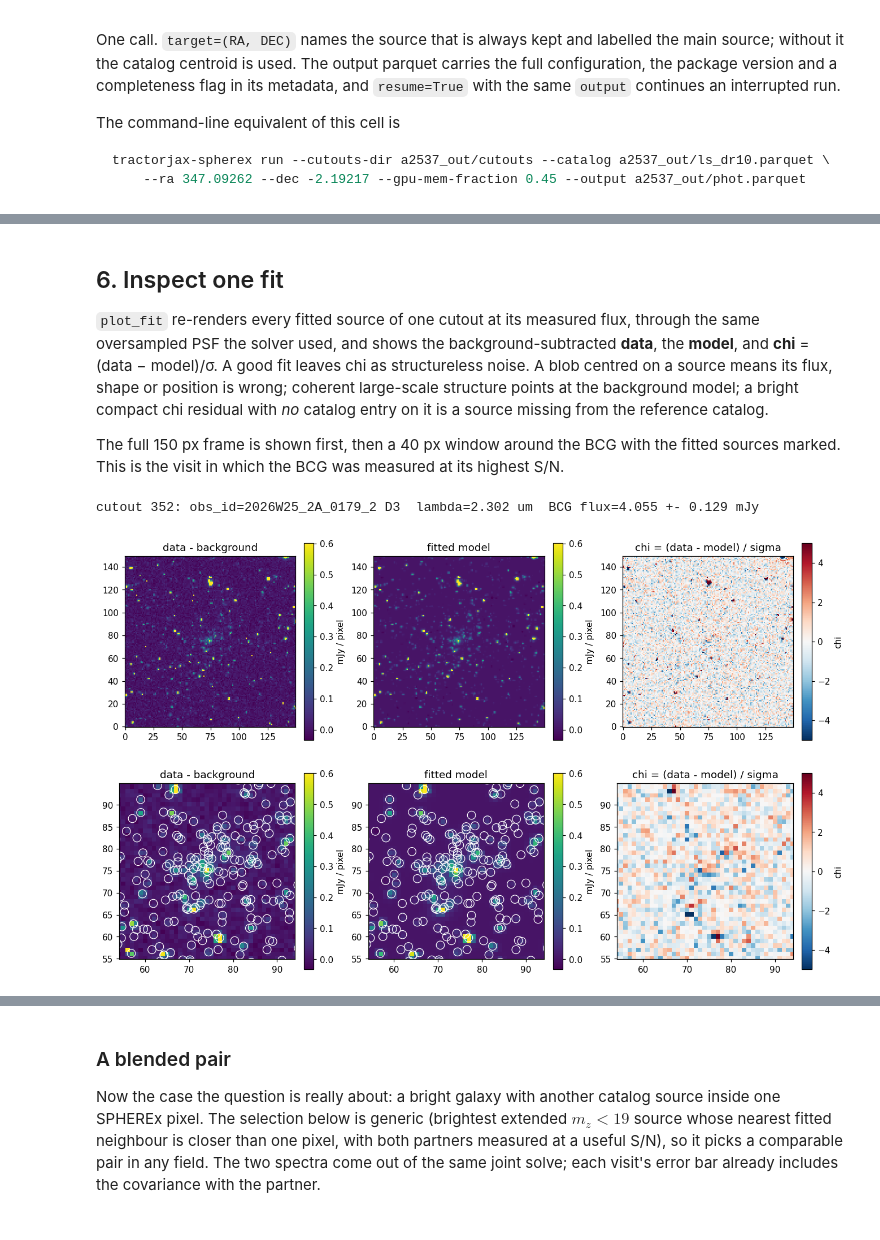
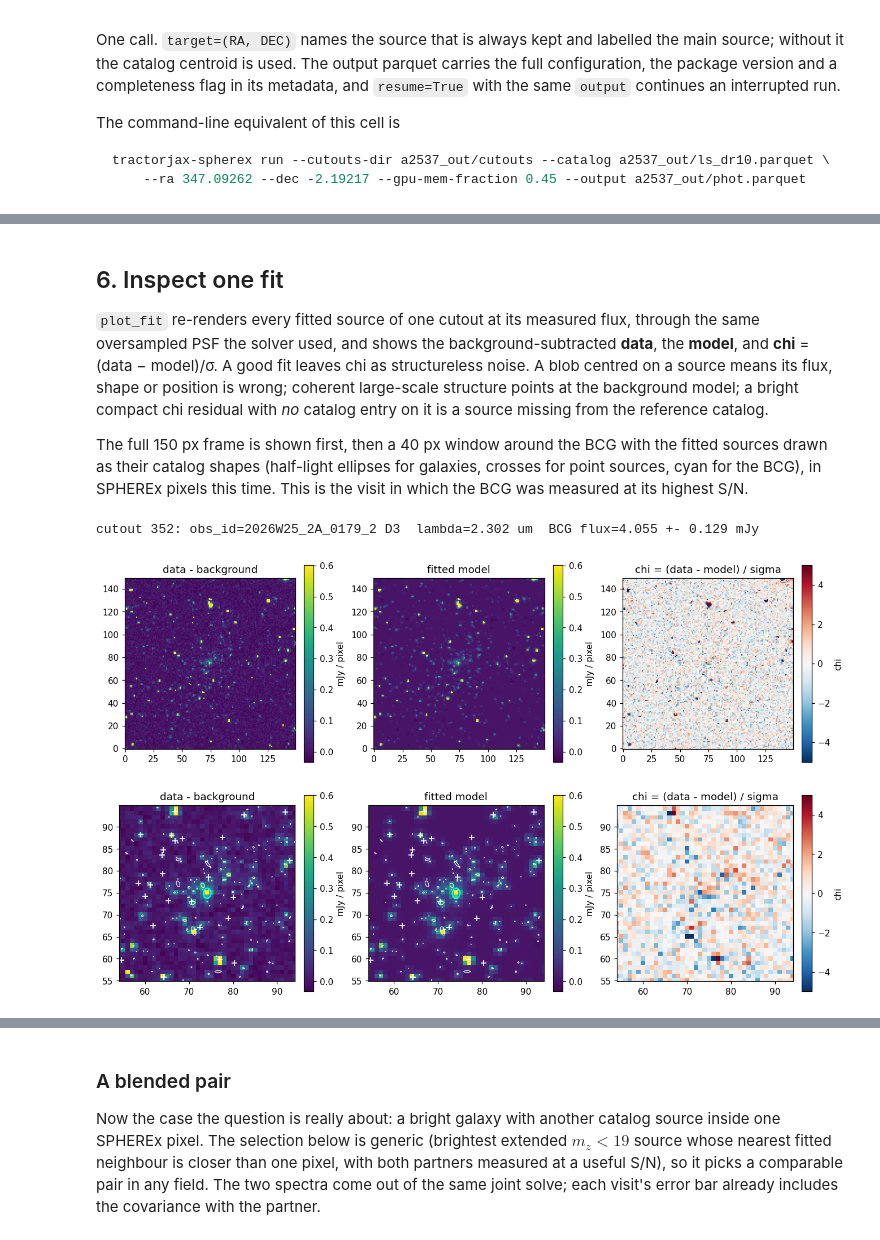
Before and after one commit to hbahk/tractorjax-spherex, a Jupyter notebook: examples/04_cluster_field_end_to_end.ipynb, the cells around one changed output, grey strips where cells are left out. Saved outputs shown, nothing was run; the diff lists cells and outputs as text; code cells hidden in the pictures.

```diff
--- a/examples/04_cluster_field_end_to_end.ipynb
+++ b/examples/04_cluster_field_end_to_end.ipynb
@@ -399,35 +435,50 @@ the background model; a bright compact chi residual with *no* catalog entry on
 it is a source missing from the reference catalog.
 
 The full 150 px frame is shown first, then a 40 px window around the BCG with the
-fitted sources marked. This is the visit in which the BCG was measured at its
-highest S/N.
+fitted sources drawn as their catalog shapes (half-light ellipses for galaxies,
+crosses for point sources, cyan for the BCG), in SPHEREx pixels this time. This
+is the visit in which the BCG was measured at its highest S/N.
 # %%
 from tractorjax_spherex.diagnostics import plot_fit
 from tractorjax_spherex.io.cutouts import discover_cutouts, read_cutout
 
 pairs = dict(discover_cutouts(CUTOUTS))
 rows_bcg = phot[phot["id"] == BCG_ID]
 best = rows_bcg[np.argmax(rows_bcg["flux"] / rows_bcg["flux_err"])]
 ci = int(best["cutout_index"])
 cutout = read_cutout(pairs[ci])
 print(f"cutout {ci}: obs_id={best['obs_id']} D{best['detector']}  "
       f"lambda={best['central_wavelength']:.3f} um  BCG flux={best['flux']:.3f} +- {best['flux_err']:.3f} mJy")
 
 fig = plot_fit(cutout, cat[fitted], phot, cutout_index=ci, config=cfg, mark_sources=False)
 fig.set_size_inches(12, 3.8)
 plt.show()
 
-fig = plot_fit(cutout, cat[fitted], phot, cutout_index=ci, config=cfg, mark_sources=True)
+fig = plot_fit(cutout, cat[fitted], phot, cutout_index=ci, config=cfg, mark_sources=False)
 fig.set_size_inches(12, 3.8)
-x0, y0 = cutout.wcs.world_to_pixel(SkyCoord(bcg["ra"] * u.deg, bcg["dec"] * u.deg))
-for ax in fig.axes[:3]:               # the three image axes (colorbars follow them)
+
+
+def to_xy_cutout(ra_s, dec_s):
+    x, y = cutout.wcs.world_to_pixel(SkyCoord(ra_s * u.deg, dec_s * u.deg))
+    return float(x), float(y)
+
+
+x0, y0 = to_xy_cutout(float(bcg["ra"]), float(bcg["dec"]))
+xs, ys = cutout.wcs.world_to_pixel(SkyCoord(fit["ra"], fit["dec"], unit="deg"))
+in_window = (np.abs(xs - x0) < 21) & (np.abs(ys - y0) < 21)
+for ax in fig.axes[:2]:               # data and model panels (colorbars follow the images)
+    for j in np.where(in_window)[0]:
+        is_bcg = int(fit["ls_id"][j]) == BCG_ID
+        draw_source(ax, fit[j], to_xy_cutout, PIX, "cyan" if is_bcg else "white",
+                    lw=1.4 if is_bcg else 0.7)
+for ax in fig.axes[:3]:
     ax.set_xlim(x0 - 20, x0 + 20)
     ax.set_ylim(y0 - 20, y0 + 20)
 plt.show()
 # %% [output]
 cutout 352: obs_id=2026W25_2A_0179_2 D3  lambda=2.302 um  BCG flux=4.055 +- 0.129 mJy
 [figure]
-[figure, old version]
+[figure, new version]
 # %% [markdown]
 ## 7. Spectra
 
```
Also changed, not shown: parts of 15 cells of this notebook.
